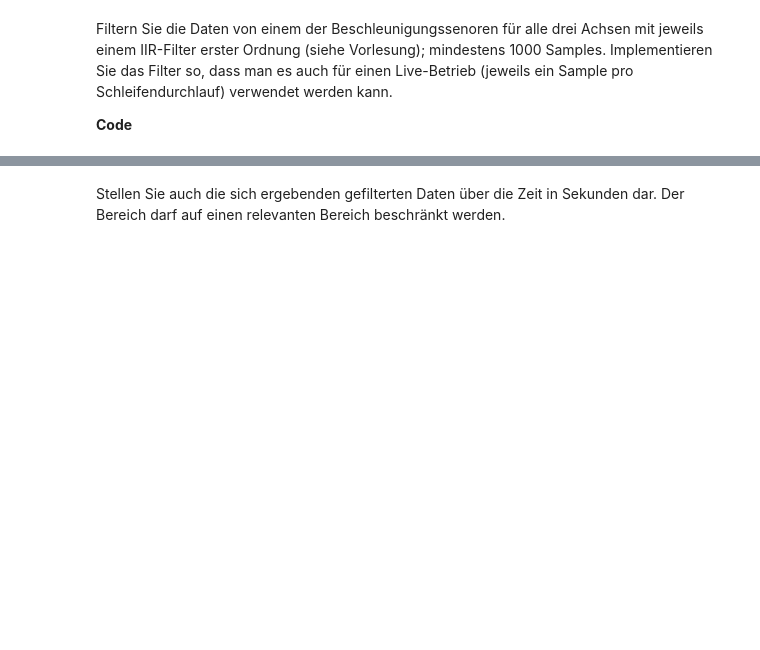
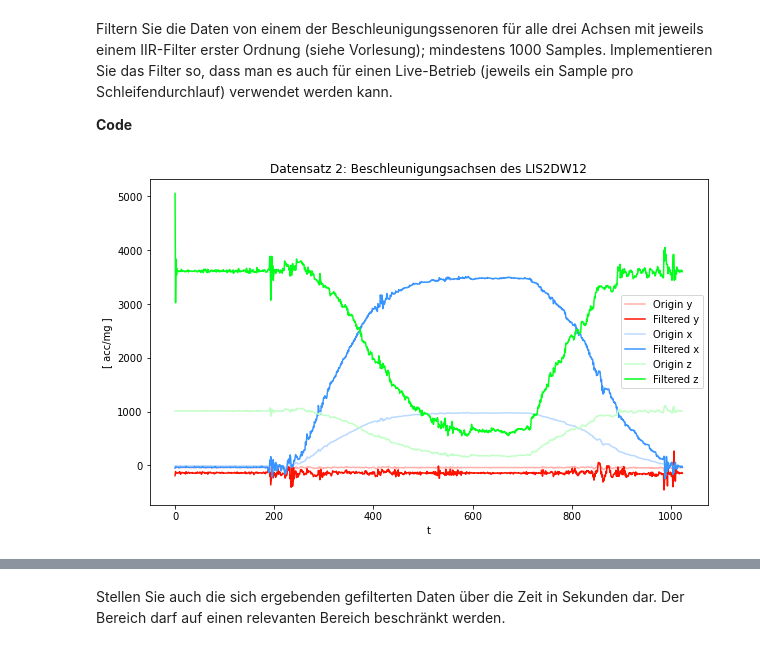
Before and after one commit to kanuphamm/ISS_Praktikum, a Jupyter notebook: Praktikum3/Praktikum3_v03tt.ipynb, the cells around one changed output, grey strips where cells are left out. Cells and saved outputs as stored; diff of their text form; code cells hidden in the pictures; blank space fills up the shorter version.

Commit message:
Add iir filter

```diff
--- a/Praktikum3/Praktikum3_v03tt.ipynb
+++ b/Praktikum3/Praktikum3_v03tt.ipynb
@@ -82,3 +82,48 @@ Verwenden Sie für die Anwendung eines Filters den Datensatz für das Bewegungsp
 Filtern Sie die Daten von einem der Beschleunigungssenoren für alle drei Achsen mit jeweils einem IIR-Filter erster Ordnung (siehe Vorlesung); mindestens 1000 Samples. Implementieren Sie das Filter so, dass man es auch für einen Live-Betrieb (jeweils ein Sample pro Schleifendurchlauf) verwendet werden kann.
 
 **Code**
+# %%
+import numpy as np
+import matplotlib.pyplot as plt
+
+data_x = np.genfromtxt("Datensatz2.csv", delimiter=";", usecols=(7,), skip_header=1)
+data_y = np.genfromtxt("Datensatz2.csv", delimiter=";", usecols=(8,), skip_header=1)
+data_z = np.genfromtxt("Datensatz2.csv", delimiter=";", usecols=(9,), skip_header=1)
+
+# Größe des Eingangssignals ermitteln
+len = data.shape[0]
+b0 = 5.0
+a1 = 0.4
+
+def iir_filter(data, b0, a1):
+    length = data.shape[0]
+    g = np.zeros(length)
+    xk1 = 0
+
+    for i in range(length):
+        s = data[i]
+        xk1 = -a1 * xk1 + s
+        g[i] = b0 * xk1
+
+    return g
+fil_x = iir_filter(data_x, b0, a1)
+fil_y = iir_filter(data_y, b0, a1)
+fil_z = iir_filter(data_z, b0, a1)
+
+plt.figure(figsize=(10, 6))
+plt.plot(data_y, color='#ffb0ab', label='Origin y')
+plt.plot(fil_y, color='#ff1100', label='Filtered y')
+
+plt.plot(data_x, color='#badaff', label='Origin x')
+plt.plot(fil_x, color='#3895ff', label='Filtered x')
+
+plt.plot(data_z, color='#c2ffc8', label='Origin z')
+plt.plot(fil_z, color='#00ff1a', label='Filtered z')
+
+plt.title("Datensatz 2: Beschleunigungsachsen des LIS2DW12")
+plt.xlabel("t")
+plt.ylabel("[ acc/mg ]")
+plt.legend()
+plt.show()
+# %% [output]
+[figure, added]
```
Also changed, not shown: parts of 1 cell of this notebook.
